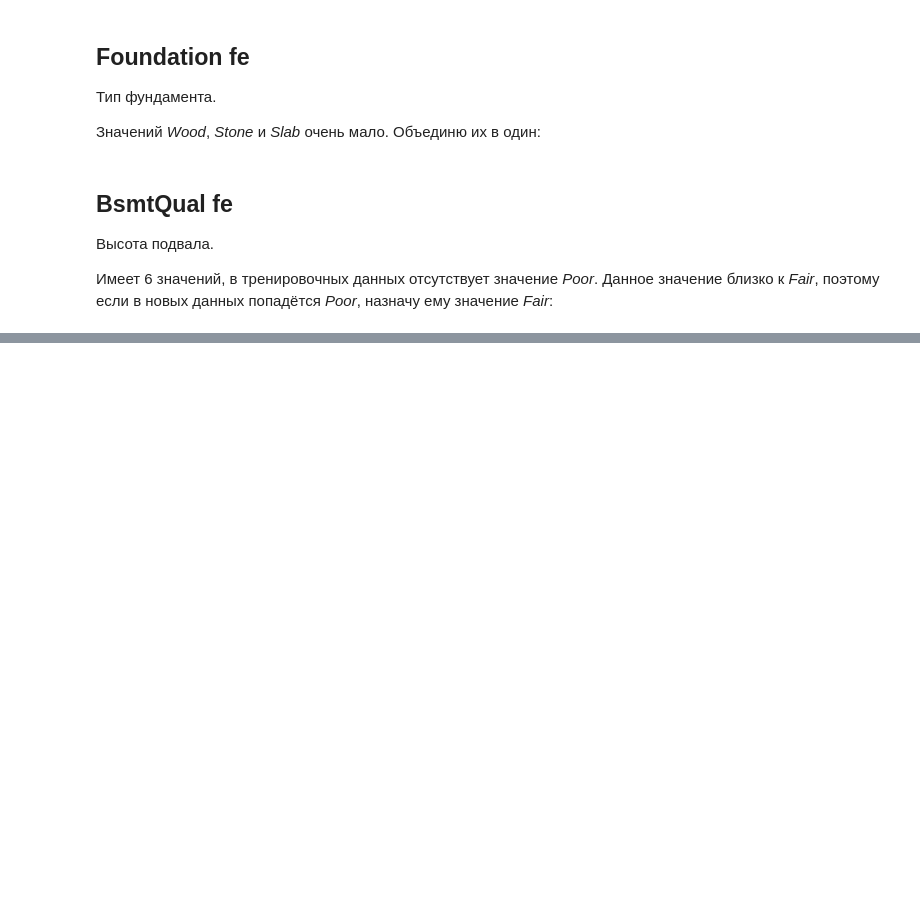
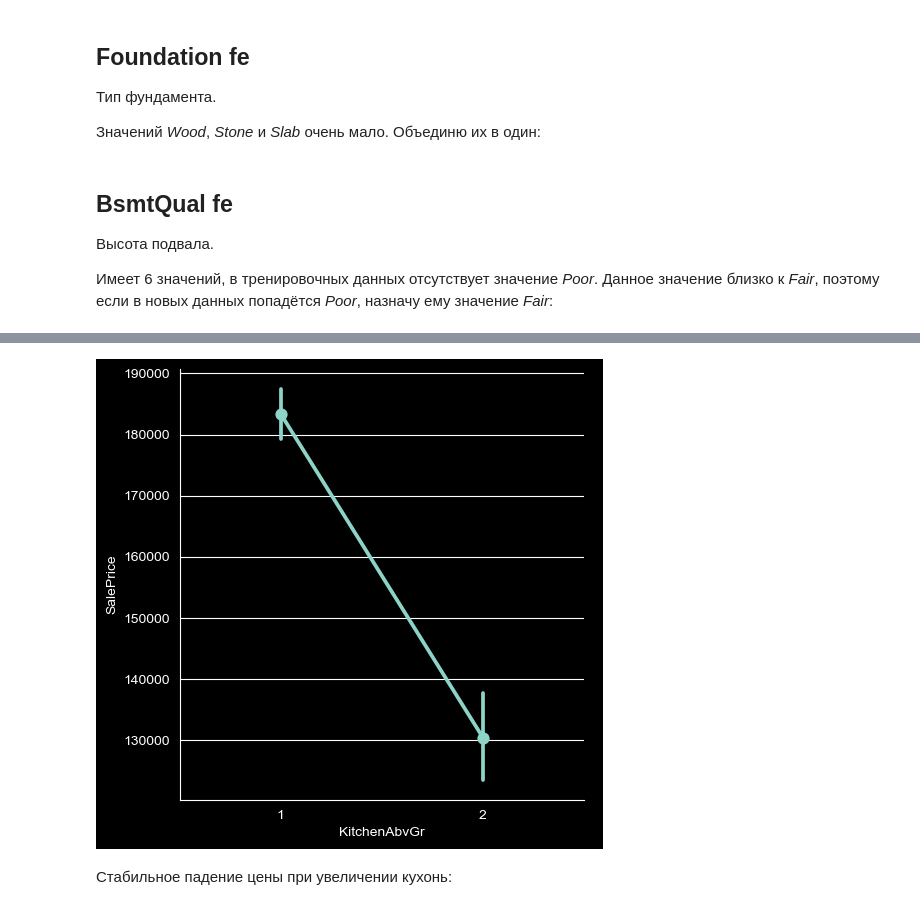
Before and after one commit to SashaCurry/HousePrices, a Jupyter notebook: 2_Feature-engineering.ipynb, the cells around one changed output, grey strips where cells are left out. Drawn from its saved outputs; the diff is of its cells as text; code cells hidden in the pictures; blank space fills up the shorter version.

```diff
--- a/2_Feature-engineering.ipynb
+++ b/2_Feature-engineering.ipynb
@@ -690,0 +823,9 @@ df = df.drop(columns='BsmtQual')
+# %%
+df['TotalBaths_Target'] = 0
+
+totalbaths_target = df.groupby('TotalBaths')['SalePrice'].mean()
+
+for totalbaths, target_mean in totalbaths_target.items():
+    df.loc[df['TotalBaths'] == totalbaths, 'TotalBaths_Target'] = round(target_mean)
+
+df = df.drop(columns=['BsmtFullBath', 'BsmtHalfBath', 'FullBath', 'HalfBath', 'TotalBaths'])
@@ -690,0 +838,12 @@ df = df.drop(columns='BsmtQual')
+# %%
+df.loc[df['BedroomAbvGr'] == 0, 'BedroomAbvGr'] = 1
+df.loc[df['BedroomAbvGr'] > 5, 'BedroomAbvGr'] = 5
+# %%
+df['BedroomAbvGr_Target'] = 0
+
+bedroomabvgr_target = df.groupby('BedroomAbvGr')['SalePrice'].mean()
+
+for bedroomabvgr, target_mean in bedroomabvgr_target.items():
+    df.loc[df['BedroomAbvGr'] == bedroomabvgr, 'BedroomAbvGr_Target'] = round(target_mean)
+
+df = df.drop(columns='BedroomAbvGr')
@@ -690,0 +855,13 @@ df = df.drop(columns='BsmtQual')
+# %%
+df.loc[df['KitchenAbvGr'] == 0, 'KitchenAbvGr'] = 1
+df.loc[df['KitchenAbvGr'] > 2, 'KitchenAbvGr'] = 2
+# %%
+sns.catplot(data=df,
+            x='KitchenAbvGr',
+            y='SalePrice',
+            kind='point')
+plt.show()
+# %% [output]
+[figure, added]
+# %% [markdown]
+Стабильное падение цены при увеличении кухонь:
```
Also changed, not shown: parts of 101 cells of this notebook, 1 other file.
